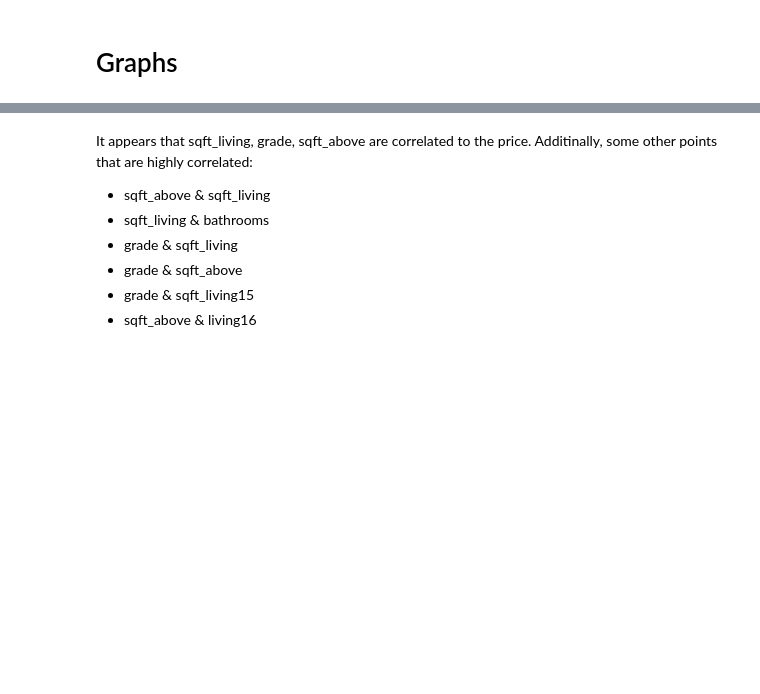
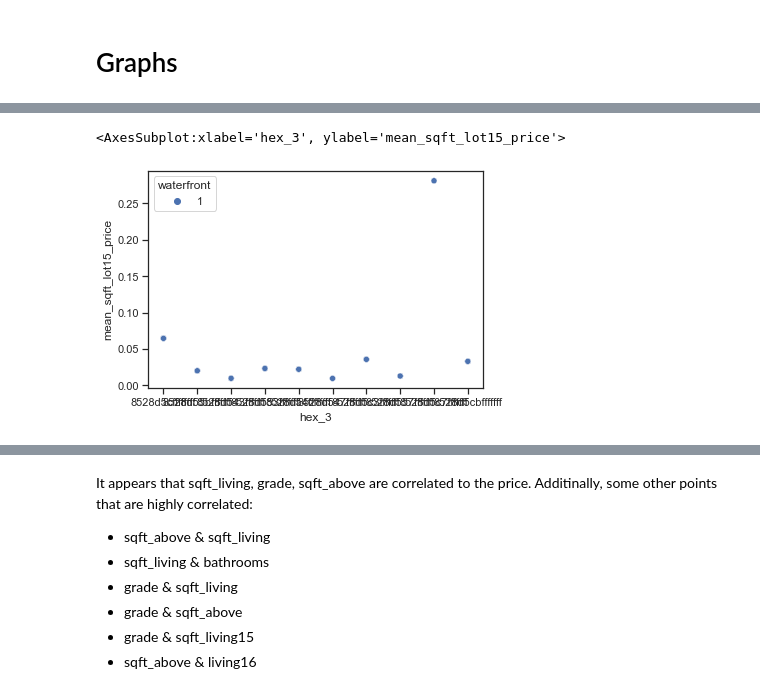
Before and after one commit to urgpan/quijoman, a Jupyter notebook: python/jonty_regression_model.ipynb, the cells around one changed output, grey strips where cells are left out. Cells and saved outputs as stored; diff of their text form; code cells hidden in the pictures; blank space fills up the shorter version.

```diff
--- a/python/jonty_regression_model.ipynb
+++ b/python/jonty_regression_model.ipynb
@@ -270,0 +421,5 @@ dtype: object
+# %%
+sns.scatterplot(data=have_waterfront, x="hex_3", y="mean_sqft_lot15_price", hue="waterfront")
+# %% [output]
+<AxesSubplot:xlabel='hex_3', ylabel='mean_sqft_lot15_price'>
+[figure, added]
```
Also changed, not shown: parts of 38 cells of this notebook.
